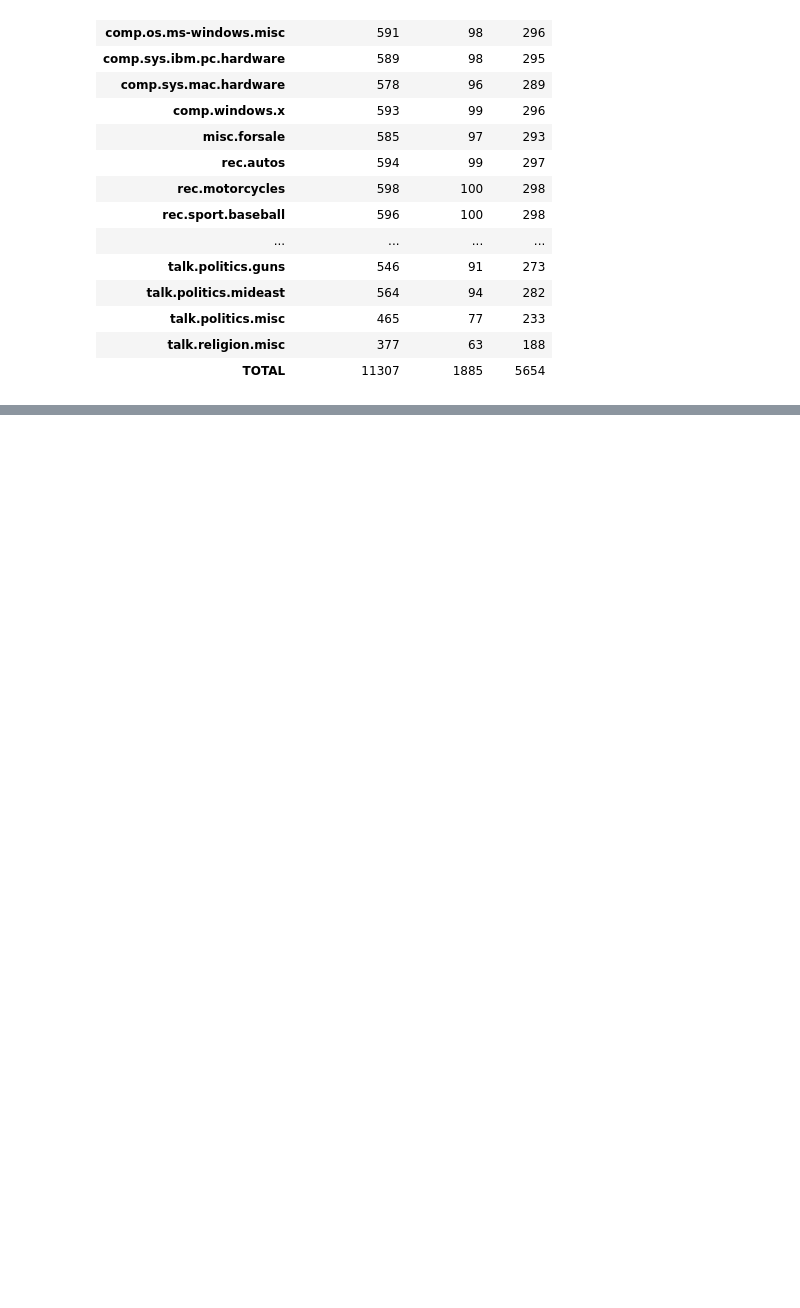
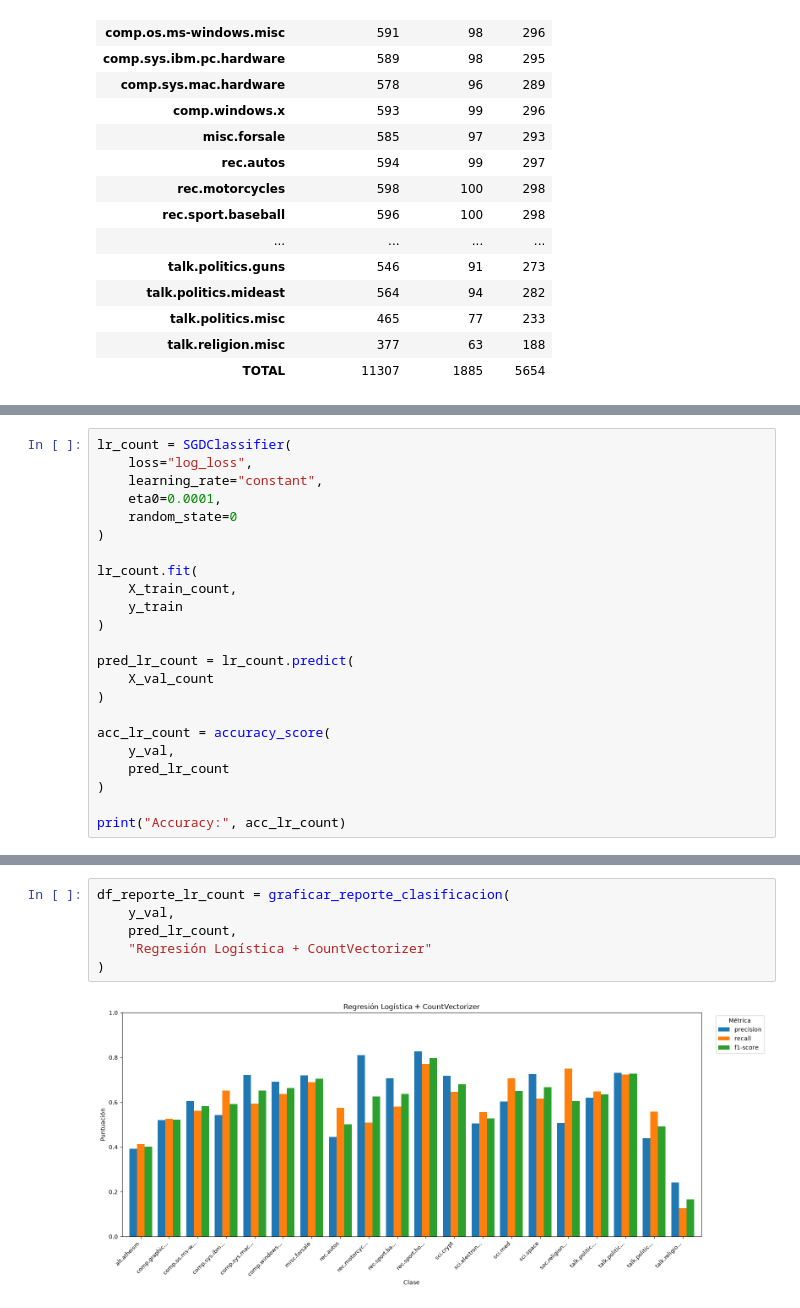
Before and after one commit to Things-I-learn/NLP-ml, a Jupyter notebook: Tarea3/20newsgroups.ipynb, the cells around one changed output, grey strips where cells are left out. Drawn from its saved outputs; the diff is of its cells as text; blank space fills up the shorter version.

```diff
--- a/Tarea3/20newsgroups.ipynb
+++ b/Tarea3/20newsgroups.ipynb
@@ -255,0 +418,23 @@ distribucion
+# %%
+lr_count = SGDClassifier(
+    loss="log_loss",
+    learning_rate="constant",
+    eta0=0.0001,
+    random_state=0
+)
+
+lr_count.fit(
+    X_train_count,
+    y_train
+)
+
+pred_lr_count = lr_count.predict(
+    X_val_count
+)
+
+acc_lr_count = accuracy_score(
+    y_val,
+    pred_lr_count
+)
+
+print("Accuracy:", acc_lr_count)
@@ -255,0 +469,8 @@ distribucion
+# %%
+df_reporte_lr_count = graficar_reporte_clasificacion(
+    y_val,
+    pred_lr_count,
+    "Regresión Logística + CountVectorizer"
+)
+# %% [output]
+[figure, added]
```
Also changed, not shown: parts of 38 cells of this notebook.
